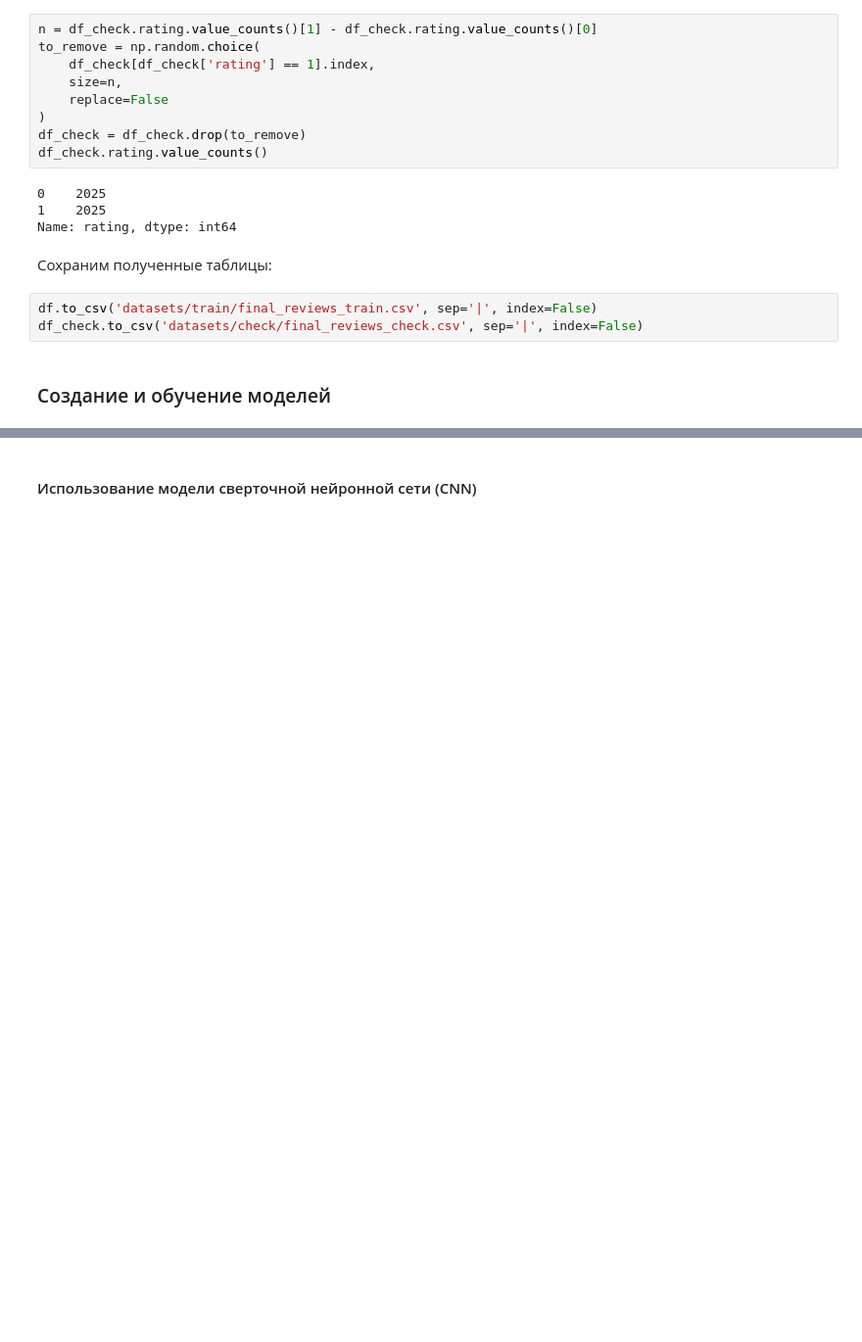
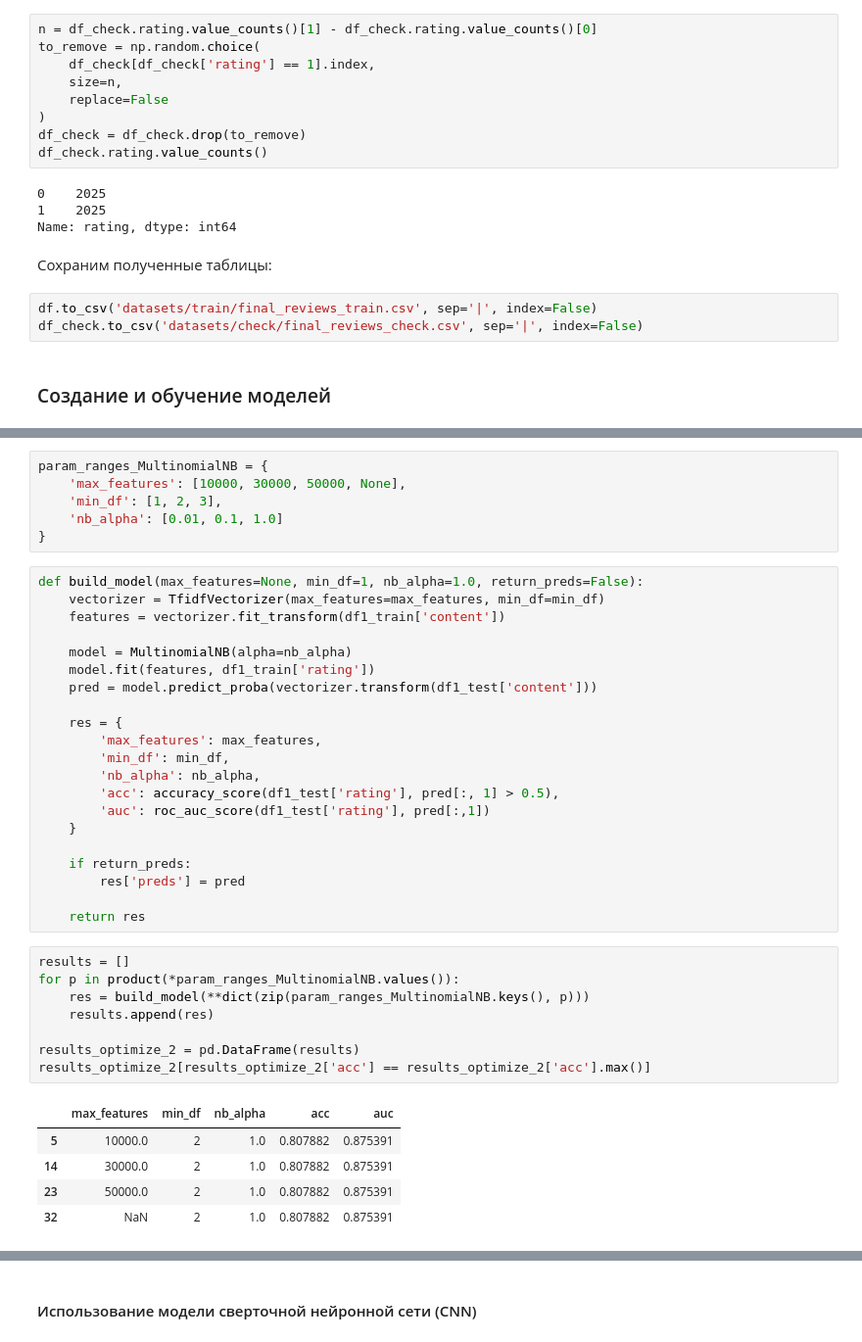
Before and after one commit to Alice15423/sentiment_analysis, a Jupyter notebook: reseach/sentiment_analysis.ipynb, the cells around one changed output, grey strips where cells are left out. Shown at 98% size. Cells and saved outputs as stored; diff of their text form; blank space fills up the shorter version.

```diff
--- a/reseach/sentiment_analysis.ipynb
+++ b/reseach/sentiment_analysis.ipynb
@@ -405,0 +553,41 @@ df_check.to_csv('datasets/check/final_reviews_check.csv', sep='|', index=False)
+# %%
+param_ranges_MultinomialNB = {
+    'max_features': [10000, 30000, 50000, None],
+    'min_df': [1, 2, 3],
+    'nb_alpha': [0.01, 0.1, 1.0]
+}
+# %%
+def build_model(max_features=None, min_df=1, nb_alpha=1.0, return_preds=False):
+    vectorizer = TfidfVectorizer(max_features=max_features, min_df=min_df)
+    features = vectorizer.fit_transform(df1_train['content'])
+
+    model = MultinomialNB(alpha=nb_alpha)
+    model.fit(features, df1_train['rating'])
+    pred = model.predict_proba(vectorizer.transform(df1_test['content']))
+
+    res = {
+        'max_features': max_features,
+        'min_df': min_df,
+        'nb_alpha': nb_alpha,
+        'acc': accuracy_score(df1_test['rating'], pred[:, 1] > 0.5),
+        'auc': roc_auc_score(df1_test['rating'], pred[:,1])
+    }
+
+    if return_preds:
+        res['preds'] = pred
+
+    return res
+# %%
+results = []
+for p in product(*param_ranges_MultinomialNB.values()):
+    res = build_model(**dict(zip(param_ranges_MultinomialNB.keys(), p)))
+    results.append(res)
+
+results_optimize_2 = pd.DataFrame(results)
+results_optimize_2[results_optimize_2['acc'] == results_optimize_2['acc'].max()]
+# %% [output]
+|  | max_features | min_df | nb_alpha | acc | auc |
+| 5 | 10000.0 | 2 | 1.0 | 0.807882 | 0.875391 |
+| 14 | 30000.0 | 2 | 1.0 | 0.807882 | 0.875391 |
+| 23 | 50000.0 | 2 | 1.0 | 0.807882 | 0.875391 |
+| 32 | NaN | 2 | 1.0 | 0.807882 | 0.875391 |
```
Also changed, not shown: parts of 21 cells of this notebook.
